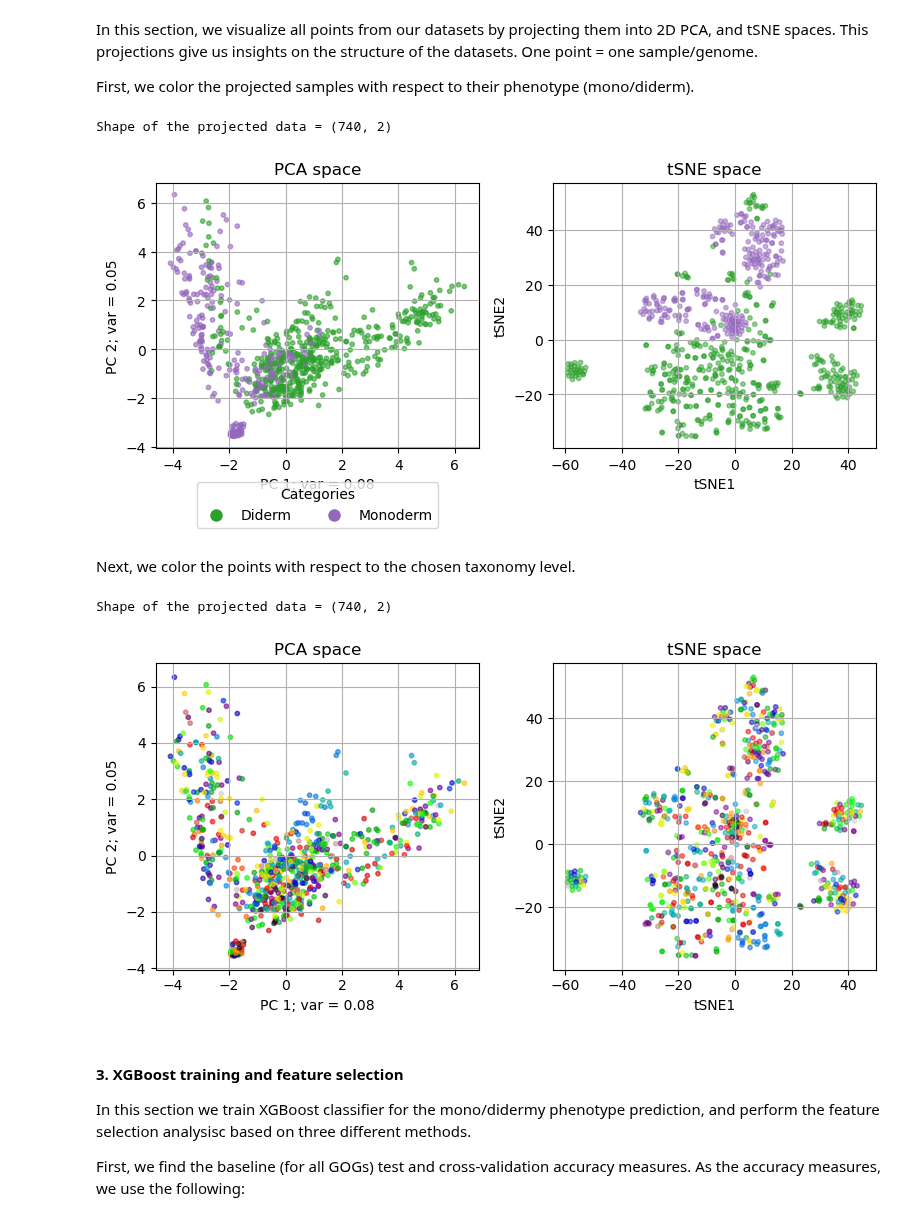
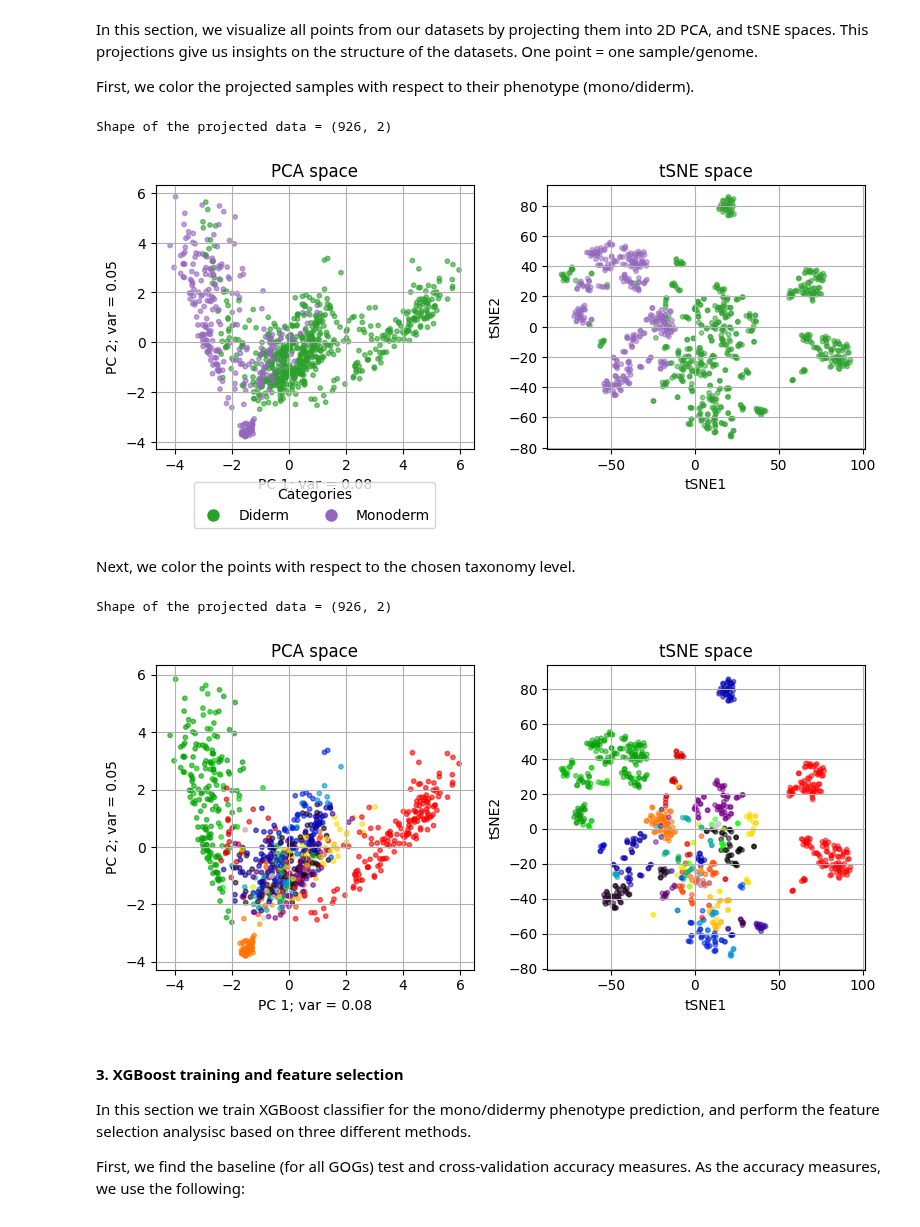
Before and after one commit to oist/gene-context, a Jupyter notebook: phenotype_prediction/jupyter_notebooks/didermy_data.ipynb, the cells around one changed output. Drawn from its saved outputs; the diff is of its cells as text; code cells hidden in the pictures.

```diff
--- a/phenotype_prediction/jupyter_notebooks/didermy_data.ipynb
+++ b/phenotype_prediction/jupyter_notebooks/didermy_data.ipynb
@@ -72,0 +74,33 @@ Number of Diderms = 116.0, which is 62.37 %
+# %%
+num_mono_train_arr = []
+num_di_train_arr = []
+num_mono_train_perc_arr = []
+num_di_train_perc_arr = []
+
+num_mono_test_arr = []
+num_di_test_arr = []
+num_mono_test_perc_arr = []
+num_di_test_perc_arr = []
+
+for split_id in all_splits_dict.keys():
+    y_label_train = all_splits_dict[split_id]["y_train"]
+    num_mono_train = float(sum(y_label_train.cpu()))
+    num_di_train = float(len(y_label_train.cpu()) - num_mono_train)
+    num_mono_train_arr.append(num_mono_train)
+    num_di_train_arr.append(num_di_train)
+    num_mono_train_perc_arr.append(100*num_mono_train/(num_mono_train+num_di_train))
+    num_di_train_perc_arr.append(100*num_di_train/(num_mono_train+num_di_train))
+
+    y_label_test = all_splits_dict[split_id]["y_test"]
+    num_mono_test = float(sum(y_label_test.cpu()))
+    num_di_test = float(len(y_label_test.cpu()) - num_mono_test)
+    num_mono_test_arr.append(num_mono_test)
+    num_di_test_arr.append(num_di_test)
+    num_mono_test_perc_arr.append(100*num_mono_test/(num_mono_test+num_di_test))
+    num_di_test_perc_arr.append(100*num_di_test/(num_mono_test+num_di_test))
+
+print(f"Aver. number of Monoderms in train = {np.mean(num_mono_train_arr)}, std = {np.std(num_mono_train_arr)}, which is {np.mean(num_mono_train_perc_arr)} %, std = {np.std(num_mono_train_perc_arr)}")
+print(f"Aver. number of Diderms in train = {np.mean(num_di_train_arr)}, std = {np.std(num_di_train_arr)}, which is {np.mean(num_di_train_perc_arr)} %, std = {np.std(num_di_train_perc_arr)}")
+
+print(f"Aver. number of Monoderms in test = {np.mean(num_mono_test_arr)}, std = {np.std(num_mono_test_arr)}, which is {np.mean(num_mono_test_perc_arr)} %, std = {np.std(num_mono_test_perc_arr)}")
+print(f"Aver. number of Diderms in test = {np.mean(num_di_test_perc_arr)}, std = {np.std(num_di_test_perc_arr)}, which is {np.mean(num_di_test_perc_arr)} %, std = {np.std(num_di_test_perc_arr)}")
@@ -79,6 +118,11 @@ First, we color the projected samples with respect to their phenotype (mono/dide
 # %%
 if not os.path.exists(OUTPUT_DIRECTORY):
     os.makedirs(OUTPUT_DIRECTORY)
+# %%
+# Concatenate train and test for the 2D visualization
+y_label = torch.cat((y_label_train, y_label_test), dim=0)
+X_val = torch.cat((X_val_train, X_val_test), dim=0)
+taxa_group_names = taxa_group_names_train + taxa_group_names_test
 # %%
 plt.figure(figsize=(8, 4))
 
@@ -86,50 +130,50 @@ plt.figure(figsize=(8, 4))
 plt.subplot(1, 2, 1)
 n_compon = 20
 colors = ListedColormap(["tab:green", "tab:purple"])
-category_names = ["Diderm" if yi == 0 else "Monoderm" for yi in y_label_train]
+category_names = ["Diderm" if yi == 0 else "Monoderm" for yi in y_label]
 legend = True
-pca_run_and_plot(X_val_train.cpu(), n_compon, y_label_train.cpu(), category_names, colors, legend);
+pca_run_and_plot(X_val.cpu(), n_compon, y_label.cpu(), category_names, colors, legend);
 
 # t-SNE space
 plt.subplot(1, 2, 2)
-tsne_plot(X_val_train.cpu(), 30, 100, RANDOM_SEED, y_label_train.cpu(), colors);
+tsne_plot(X_val.cpu(), 10, 30, RANDOM_SEED, y_label.cpu(), colors);
 
 # Display the plots
 plt.tight_layout()
 plt.savefig(f"{OUTPUT_DIRECTORY}/pca_tse_orig_phenot.pdf", format="pdf")
 plt.show()
 # %% [output]
-Shape of the projected data = (740, 2)
+Shape of the projected data = (926, 2)
-[figure, old version]
+[figure, new version]
 # %% [markdown]
 Next, we color the points with respect to the chosen taxonomy level.
 # %%
 from sklearn.preprocessing import LabelEncoder
 label_encoder = LabelEncoder()
 
 plt.figure(figsize=(8, 4))
 
 # Put to True, if a legend is needed (it might be too longr for some taxonomy levels)
 legend = False
 
 # PCA space
 plt.subplot(1, 2, 1)
 n_compon = 20
 colors = ListedColormap(["tab:green", "tab:purple"])
-category_names = ["Diderm" if yi == 0 else "Monoderm" for yi in y_label_train]
-pca_run_and_plot(X_val_train.cpu(), n_compon, label_encoder.fit_transform(taxa_group_names_train), taxa_group_names_train, None, legend);
+category_names = ["Diderm" if yi == 0 else "Monoderm" for yi in y_label]
+pca_run_and_plot(X_val.cpu(), n_compon, label_encoder.fit_transform(taxa_group_names), taxa_group_names, None, legend);
 
 # t-SNE space
 plt.subplot(1, 2, 2)
-tsne_plot(X_val_train.cpu(), 30, 100, RANDOM_SEED, label_encoder.fit_transform(taxa_group_names_train), None);
+tsne_plot(X_val.cpu(), 10, 30, RANDOM_SEED, label_encoder.fit_transform(taxa_group_names), None);
 
 # Display the plots
 plt.tight_layout()
 plt.savefig(f"{OUTPUT_DIRECTORY}/pca_tse_orig_phylogen.pdf", format="pdf")
 plt.show()
 # %% [output]
-Shape of the projected data = (740, 2)
+Shape of the projected data = (926, 2)
-[figure, old version]
+[figure, new version]
 # %% [markdown]
 #### 3. XGBoost training and feature selection
 
```
Also changed, not shown: parts of 7 cells of this notebook, 5 other files.
